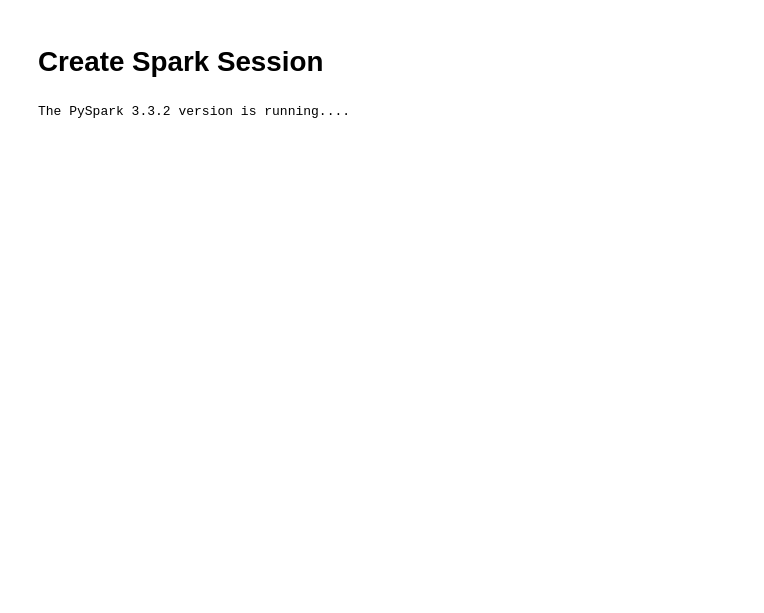
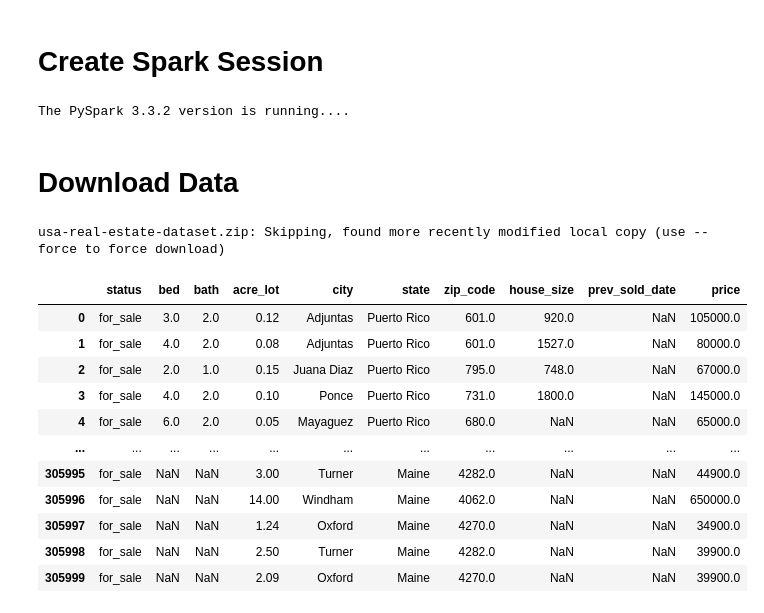
Before and after one commit to eldrigeampong/Data-Engineering, a Jupyter notebook: Apache Spark/NoteBooks/proj1.ipynb, the cells around one changed output. Cells and saved outputs as stored; diff of their text form; code cells hidden in the pictures; blank space fills up the shorter version.

```diff
--- a/Apache Spark/NoteBooks/proj1.ipynb
+++ b/Apache Spark/NoteBooks/proj1.ipynb
@@ -22,3 +37,23 @@ df = spark.read.parquet('yellow_tripdata_2023-03.parquet')
+# %% [markdown]
+# Download Data
+# %%
+! kaggle datasets download -d ahmedshahriarsakib/usa-real-estate-dataset
+
+df = pd.read_csv('usa-real-estate-dataset.zip')
+# %% [output]
+usa-real-estate-dataset.zip: Skipping, found more recently modified local copy (use --force to force download)
 # %%
-df.show(10)
+df
 # %% [output]
+|  | status | bed | bath | acre_lot | city | state | zip_code | house_size | prev_sold_date | price |
+| 0 | for_sale | 3.0 | 2.0 | 0.12 | Adjuntas | Puerto Rico | 601.0 | 920.0 | NaN | 105000.0 |
+| 1 | for_sale | 4.0 | 2.0 | 0.08 | Adjuntas | Puerto Rico | 601.0 | 1527.0 | NaN | 80000.0 |
+| 2 | for_sale | 2.0 | 1.0 | 0.15 | Juana Diaz | Puerto Rico | 795.0 | 748.0 | NaN | 67000.0 |
+| 3 | for_sale | 4.0 | 2.0 | 0.10 | Ponce | Puerto Rico | 731.0 | 1800.0 | NaN | 145000.0 |
+| 4 | for_sale | 6.0 | 2.0 | 0.05 | Mayaguez | Puerto Rico | 680.0 | NaN | NaN | 65000.0 |
+| ... | ... | ... | ... | ... | ... | ... | ... | ... | ... | ... |
+| 305995 | for_sale | NaN | NaN | 3.00 | Turner | Maine | 4282.0 | NaN | NaN | 44900.0 |
+| 305996 | for_sale | NaN | NaN | 14.00 | Windham | Maine | 4062.0 | NaN | NaN | 650000.0 |
+| 305997 | for_sale | NaN | NaN | 1.24 | Oxford | Maine | 4270.0 | NaN | NaN | 34900.0 |
+| 305998 | for_sale | NaN | NaN | 2.50 | Turner | Maine | 4282.0 | NaN | NaN | 39900.0 |
+| 305999 | for_sale | NaN | NaN | 2.09 | Oxford | Maine | 4270.0 | NaN | NaN | 39900.0 |
```
Also changed, not shown: parts of 12 cells of this notebook, 29 other files.
